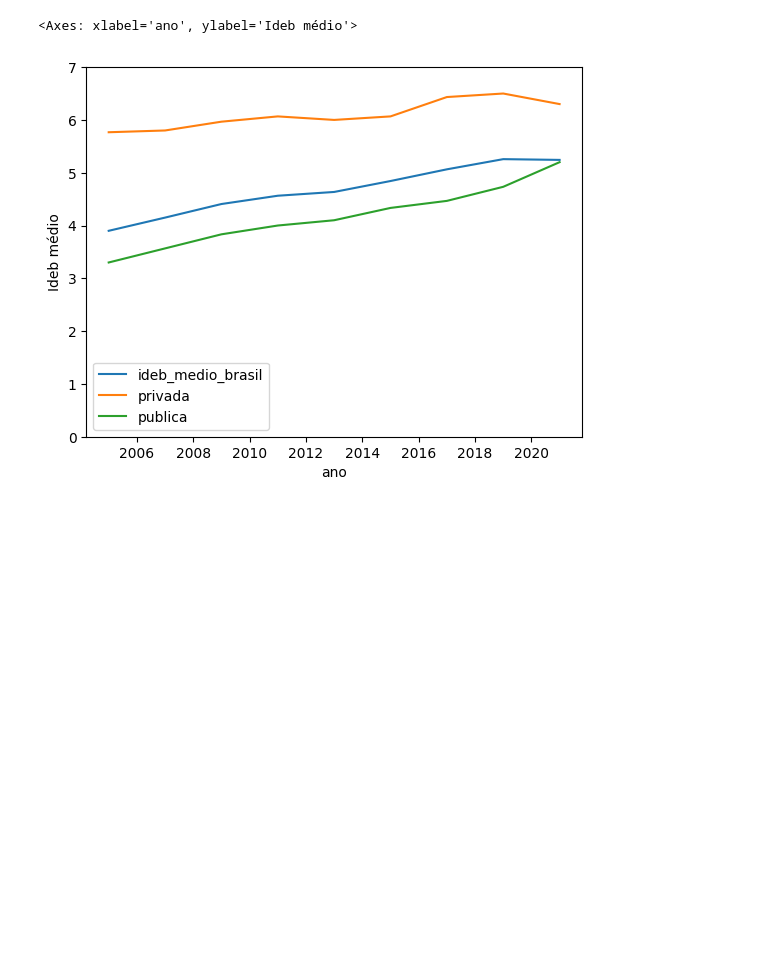
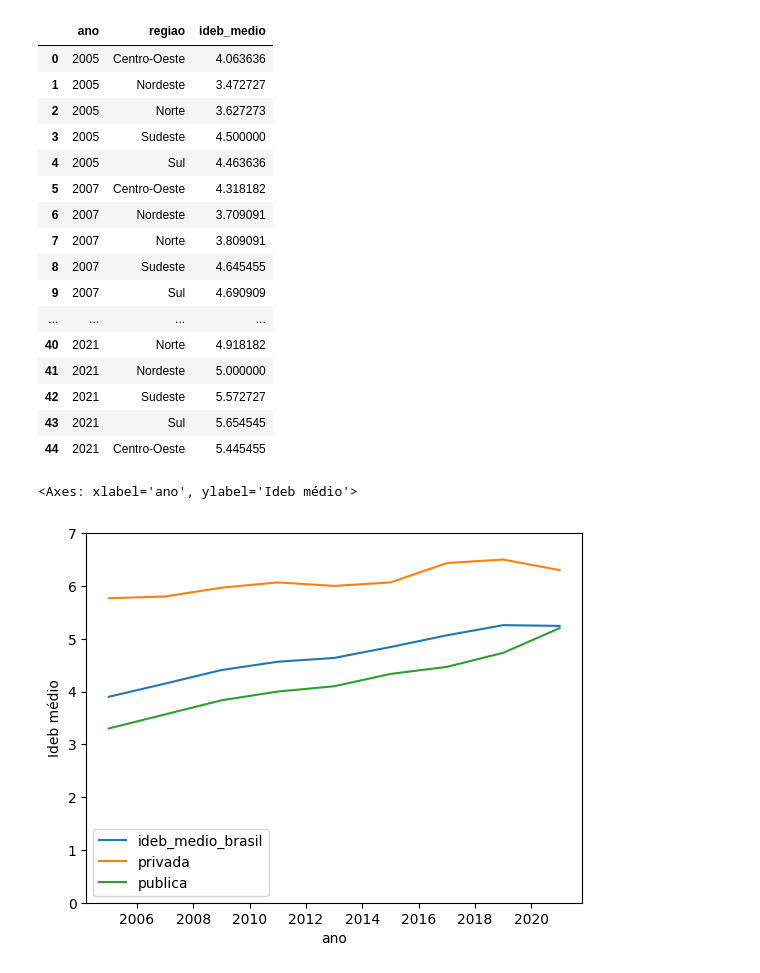
Before and after one commit to leaaaaaao/PS_Analytica_Tarefa_A2, a Jupyter notebook: AnaliseIdeb.ipynb, the cells around one changed output. Drawn from its saved outputs; the diff is of its cells as text; code cells hidden in the pictures; blank space fills up the shorter version.

```diff
--- a/AnaliseIdeb.ipynb
+++ b/AnaliseIdeb.ipynb
@@ -33,5 +64,24 @@ publico_privada_brasilDf = bd.read_sql(ideb_ano_rede, billing_project_id="ps-ana
 # %%
 evolucaoRegiaoDf = bd.read_sql(ideb_ano_regiao, billing_project_id="ps-analytica-a2-416401")
+evolucaoRegiaoDf
+# %% [output]
+|  | ano | regiao | ideb_medio |
+| 0 | 2005 | Centro-Oeste | 4.063636 |
+| 1 | 2005 | Nordeste | 3.472727 |
+| 2 | 2005 | Norte | 3.627273 |
+| 3 | 2005 | Sudeste | 4.500000 |
+| 4 | 2005 | Sul | 4.463636 |
+| 5 | 2007 | Centro-Oeste | 4.318182 |
+| 6 | 2007 | Nordeste | 3.709091 |
+| 7 | 2007 | Norte | 3.809091 |
+| 8 | 2007 | Sudeste | 4.645455 |
+| 9 | 2007 | Sul | 4.690909 |
+| ... | ... | ... | ... |
+| 40 | 2021 | Norte | 4.918182 |
+| 41 | 2021 | Nordeste | 5.000000 |
+| 42 | 2021 | Sudeste | 5.572727 |
+| 43 | 2021 | Sul | 5.654545 |
+| 44 | 2021 | Centro-Oeste | 5.445455 |
 # %%
 # Reindexando a relação de idebs de escolas públicas/privadas para ter uma linha para cada ano,
 # com o ideb médio de cada rede nesse ano, melhorando a visualização
```
Also changed, not shown: parts of 2 cells of this notebook, 1 other file.
